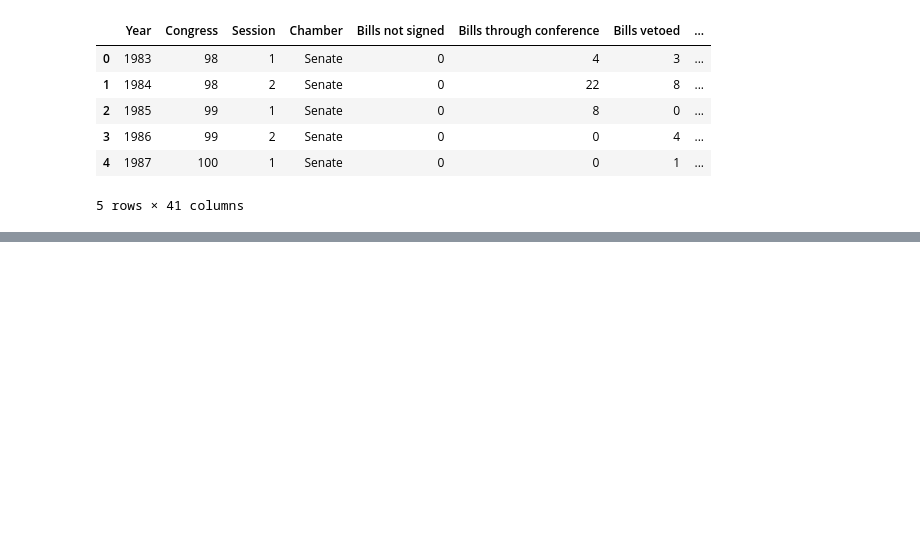
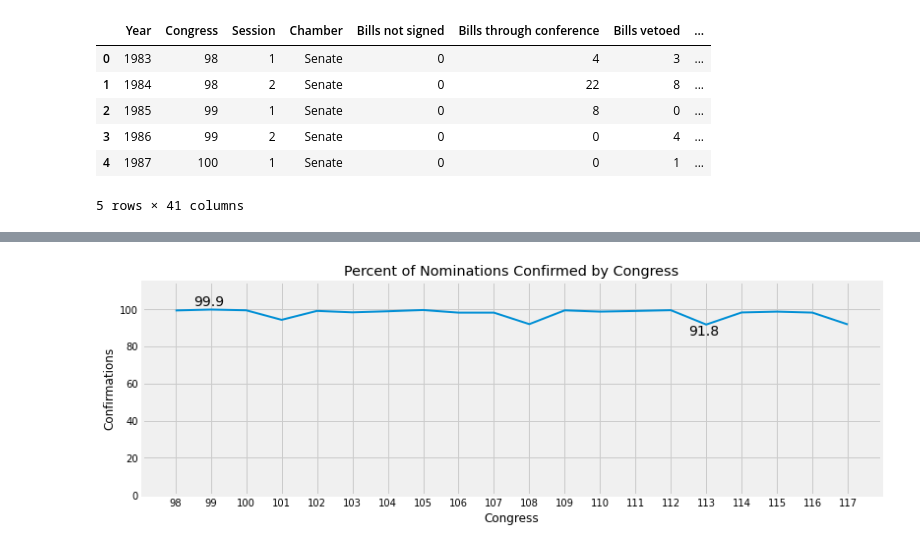
Before and after one commit to tamimcm416/congressional_activity, a Jupyter notebook: notebooks/ExploratoryDataAnalysis.ipynb, the cells around one changed output, grey strips where cells are left out. Saved outputs shown, nothing was run; the diff lists cells and outputs as text; code cells hidden in the pictures; blank space fills up the shorter version.

```diff
--- a/notebooks/ExploratoryDataAnalysis.ipynb
+++ b/notebooks/ExploratoryDataAnalysis.ipynb
@@ -1341,0 +253,21 @@ conf_temp_df.loc[conf_temp_df['Year'] == 1998]
+# %%
+# Congresses with the most and least confirmations, as a percent of nominations
+print()
+fig, ax = plt.subplots()
+conf_congress_df['Percent, confirmed'] = conf_congress_df['Total, confirmed'] / conf_congress_df['Total, nominations'] * 100
+conf_congress_df[['Percent, confirmed']].plot(ax=ax, legend=False)
+ax.set_title('Percent of Nominations Confirmed by Congress')
+ax.set_xlabel(xlabel='Congress')
+ax.set_ylabel(ylabel='Confirmations')
+ax.set_ylim(bottom=0, top=115)
+max_cong = conf_congress_df['Percent, confirmed'].idxmax()
+max_label = conf_congress_df.loc[max_cong, ['Percent, confirmed']][0]
+min_cong = conf_congress_df['Percent, confirmed'].idxmin()
+min_label = conf_congress_df.loc[min_cong, ['Percent, confirmed']][0]
+ax.text(max_cong-0.5, max_label+2, round(max_label, 1), size=14)
+ax.text(min_cong-0.5, min_label-6, round(min_label, 1), size=14)
+ax.xaxis.set_major_formatter(plt.FormatStrFormatter('%i'))
+plt.xticks(conf_congress_df.index)
+plt.show()
+# %% [output]
+[figure, added]
```
Also changed, not shown: parts of 156 cells of this notebook, 1 other file.
